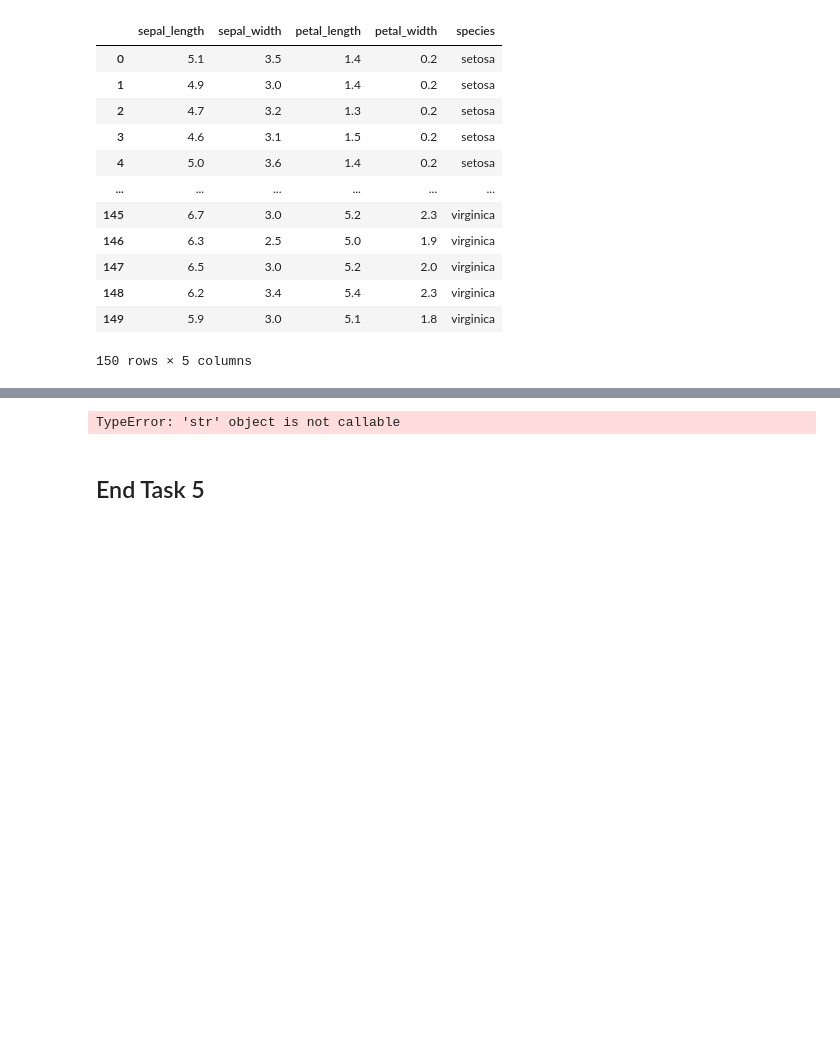
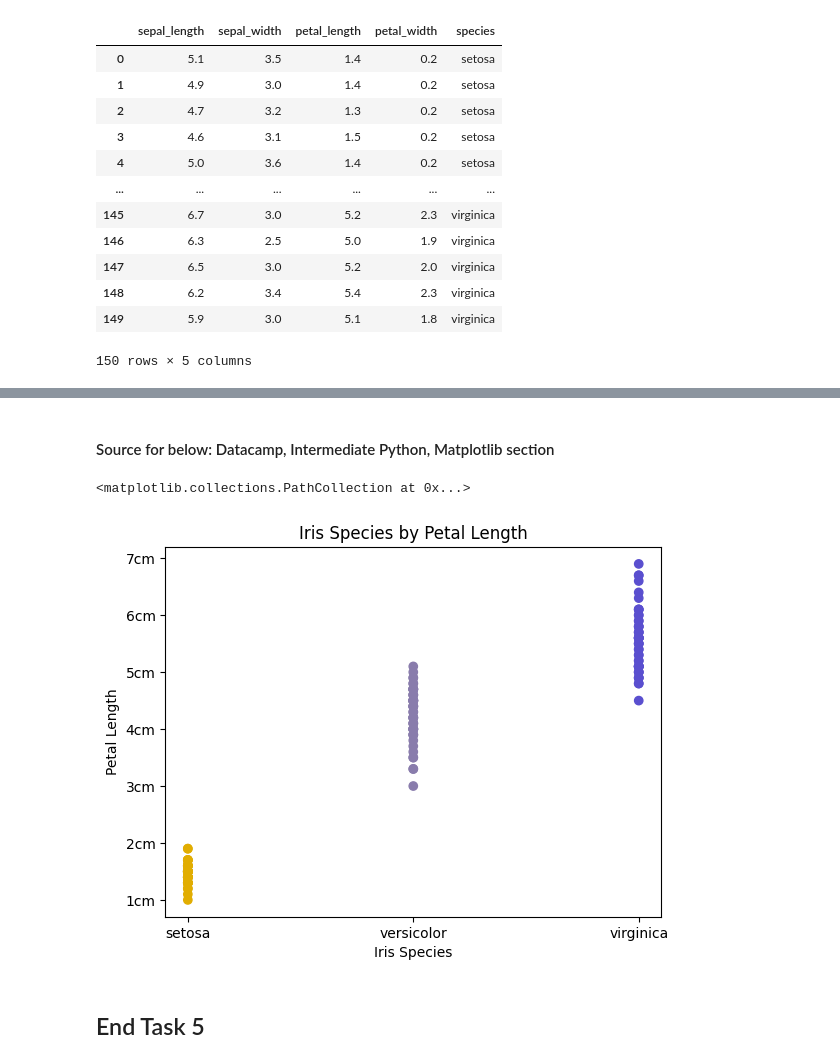
Before and after one commit to FaolanH/principles_of_data_analytics, a Jupyter notebook: tasks.ipynb, the cells around one changed output, grey strips where cells are left out. Saved outputs shown, nothing was run; the diff lists cells and outputs as text; code cells hidden in the pictures; blank space fills up the shorter version.

Commit message:
Task5_Colours_figuredout/task4_tidied

```diff
--- a/tasks.ipynb
+++ b/tasks.ipynb
@@ -436,16 +422,24 @@ col = ['red', 'yellow', 'orange']
+# %%
+#set the colours for iris
+#I struggled with getting the colurs to attach to the plot, the key issue was not using '.map'.
+
+col = {'setosa':'#E1AD01', 'versicolor' : '#897CAC', 'virginica' : '#5A4FCF'}
+colours = df_iris['species'].map(col)
+# %% [markdown]
+#### Source for below: Datacamp, Intermediate Python, Matplotlib section
 # %%
 x = df_iris ['species']
 y = df_iris ['petal_length']
 
-plt.ylabel ('amount within sepal length grouping')
-plt.xlabel ('sepal length')
+plt.title ('Iris Species by Petal Length')
+plt.xlabel ('Iris Species')
+plt.ylabel ('Petal Length')
 
 plt.yticks ([1,2,3,4,5,6,7], ['1cm', '2cm', '3cm', '4cm', '5cm', '6cm', '7cm'])
-plt.scatter(x, y)
-#plt.xlabel ('Iris Species')
-#plt.ylabel ('Petal Length')
+plt.scatter(x, y, c = colours)
 # %% [output]
-TypeError: 'str' object is not callable
+<matplotlib.collections.PathCollection at 0x...>
+[figure, added]
 # %% [markdown]
 ## End Task 5
 # %% [markdown]
```
Also changed, not shown: parts of 4 cells of this notebook.
